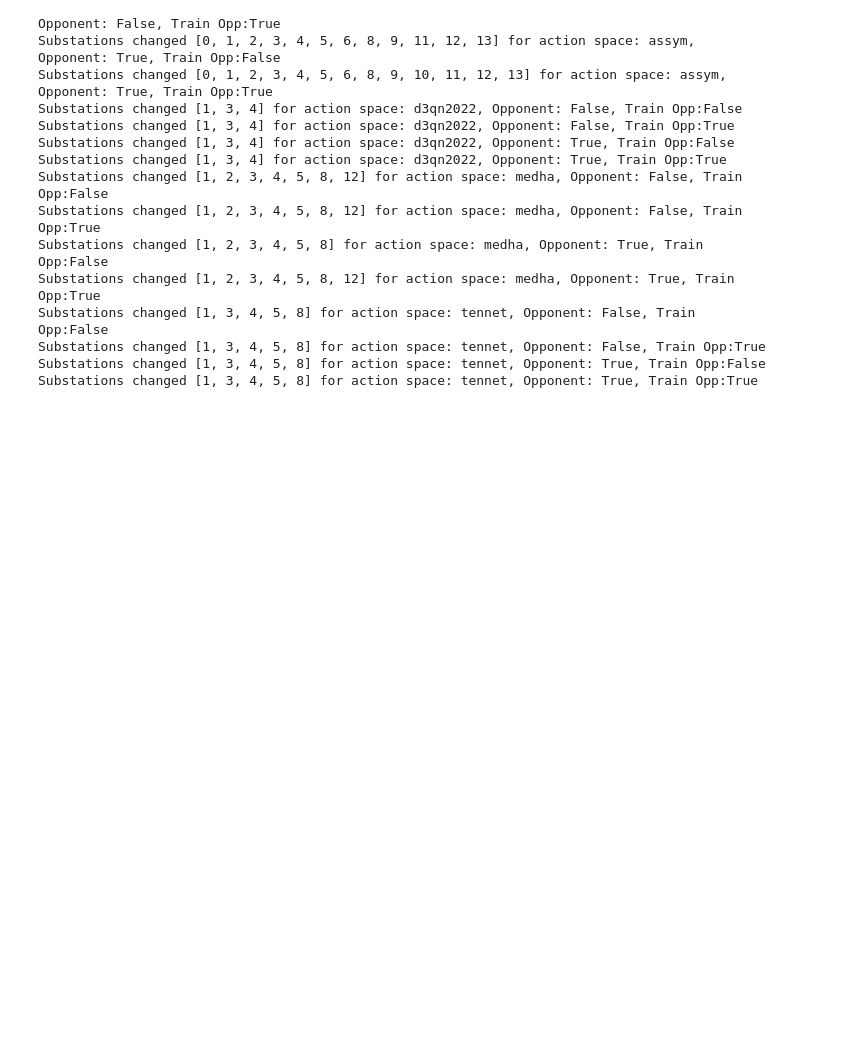
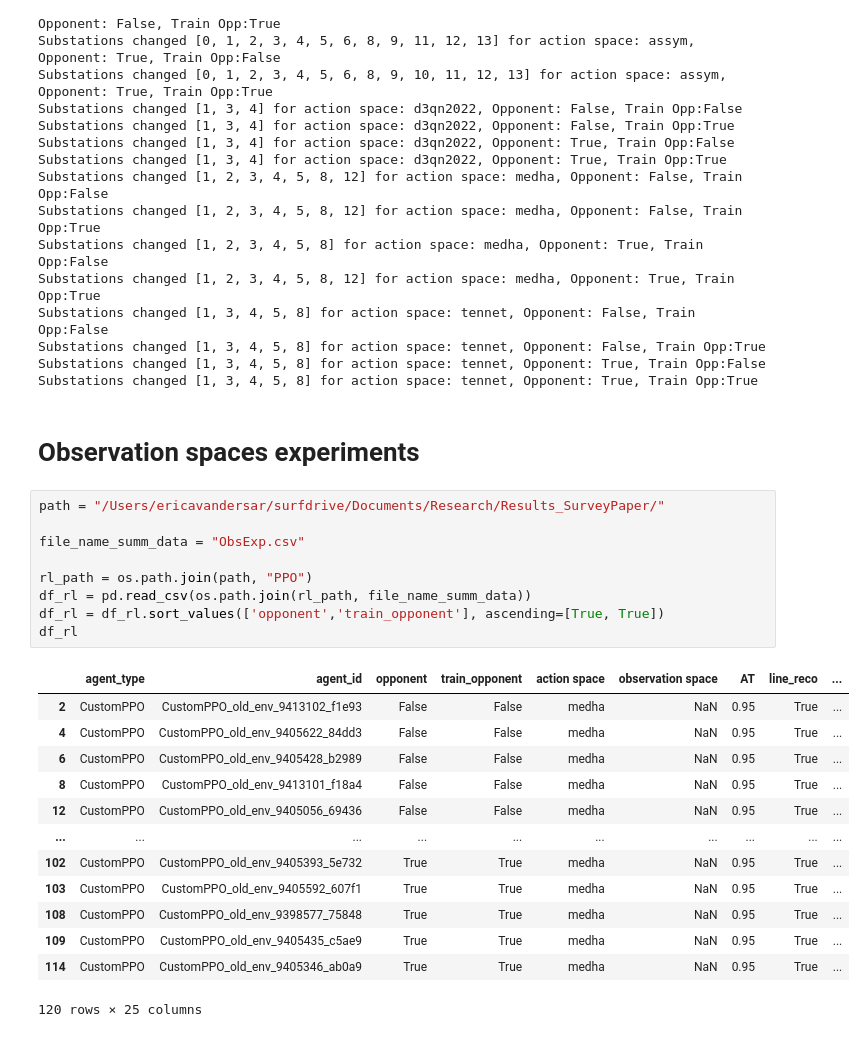
Before and after one commit to EricavanderSar/rl4pnc-survey, a Jupyter notebook: notebooks/SurveyPaper_OverviewTables.ipynb, the cells around one changed output. Cells and saved outputs as stored; diff of their text form; blank space fills up the shorter version.

```diff
--- a/notebooks/SurveyPaper_OverviewTables.ipynb
+++ b/notebooks/SurveyPaper_OverviewTables.ipynb
@@ -329,3 +329,28 @@ Substations changed [1, 3, 4, 5, 8] for action space: tennet, Opponent: False, T
 Substations changed [1, 3, 4, 5, 8] for action space: tennet, Opponent: False, Train Opp:True
 Substations changed [1, 3, 4, 5, 8] for action space: tennet, Opponent: True, Train Opp:False
 Substations changed [1, 3, 4, 5, 8] for action space: tennet, Opponent: True, Train Opp:True
+# %% [markdown]
+# Observation spaces experiments
+# %%
+path = "/Users/ericavandersar/surfdrive/Documents/Research/Results_SurveyPaper/"
+
+file_name_summ_data = "ObsExp.csv"
+
+rl_path = os.path.join(path, "PPO")
+df_rl = pd.read_csv(os.path.join(rl_path, file_name_summ_data))
+df_rl = df_rl.sort_values(['opponent','train_opponent'], ascending=[True, True])
+df_rl
+# %% [output]
+|  | agent_type | agent_id | opponent | train_opponent | action space | observation space | AT | line_reco | ... |
+| 2 | CustomPPO | CustomPPO_old_env_9413102_f1e93 | False | False | medha | NaN | 0.95 | True | ... |
+| 4 | CustomPPO | CustomPPO_old_env_9405622_84dd3 | False | False | medha | NaN | 0.95 | True | ... |
+| 6 | CustomPPO | CustomPPO_old_env_9405428_b2989 | False | False | medha | NaN | 0.95 | True | ... |
+| 8 | CustomPPO | CustomPPO_old_env_9413101_f18a4 | False | False | medha | NaN | 0.95 | True | ... |
+| 12 | CustomPPO | CustomPPO_old_env_9405056_69436 | False | False | medha | NaN | 0.95 | True | ... |
+| ... | ... | ... | ... | ... | ... | ... | ... | ... | ... |
+| 102 | CustomPPO | CustomPPO_old_env_9405393_5e732 | True | True | medha | NaN | 0.95 | True | ... |
+| 103 | CustomPPO | CustomPPO_old_env_9405592_607f1 | True | True | medha | NaN | 0.95 | True | ... |
+| 108 | CustomPPO | CustomPPO_old_env_9398577_75848 | True | True | medha | NaN | 0.95 | True | ... |
+| 109 | CustomPPO | CustomPPO_old_env_9405435_c5ae9 | True | True | medha | NaN | 0.95 | True | ... |
+| 114 | CustomPPO | CustomPPO_old_env_9405346_ab0a9 | True | True | medha | NaN | 0.95 | True | ... |
+120 rows × 25 columns
```
Also changed, not shown: parts of 6 cells of this notebook, 6 other files.
